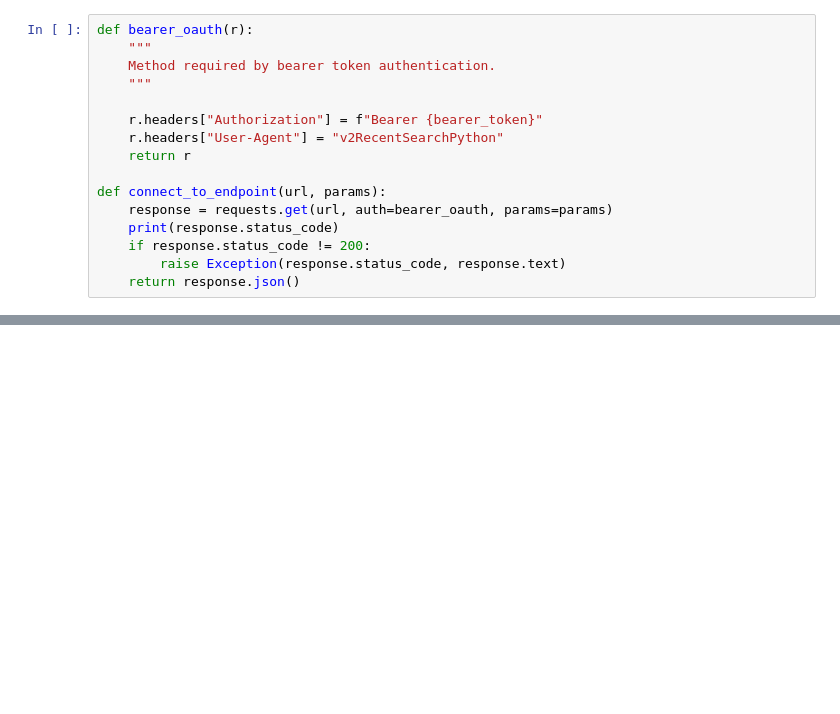
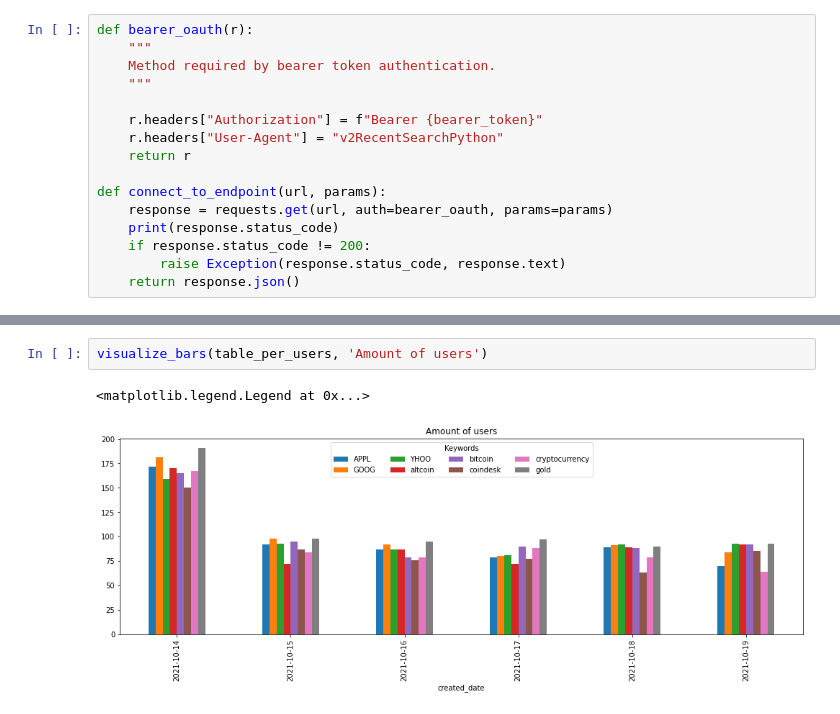
Before and after one commit to diegoortizmatajira/Data-Mining-and-Analysis, a Jupyter notebook: Assignment-01/Assignment-01.ipynb, the cells around one changed output, grey strips where cells are left out. Drawn from its saved outputs; the diff is of its cells as text; blank space fills up the shorter version.

```diff
--- a/Assignment-01/Assignment-01.ipynb
+++ b/Assignment-01/Assignment-01.ipynb
@@ -108,0 +248,5 @@ complete_df.sample(10)
+# %%
+visualize_bars(table_per_users, 'Amount of users')
+# %% [output]
+<matplotlib.legend.Legend at 0x...>
+[figure, added]
```
Also changed, not shown: parts of 21 cells of this notebook, 5 other files.
